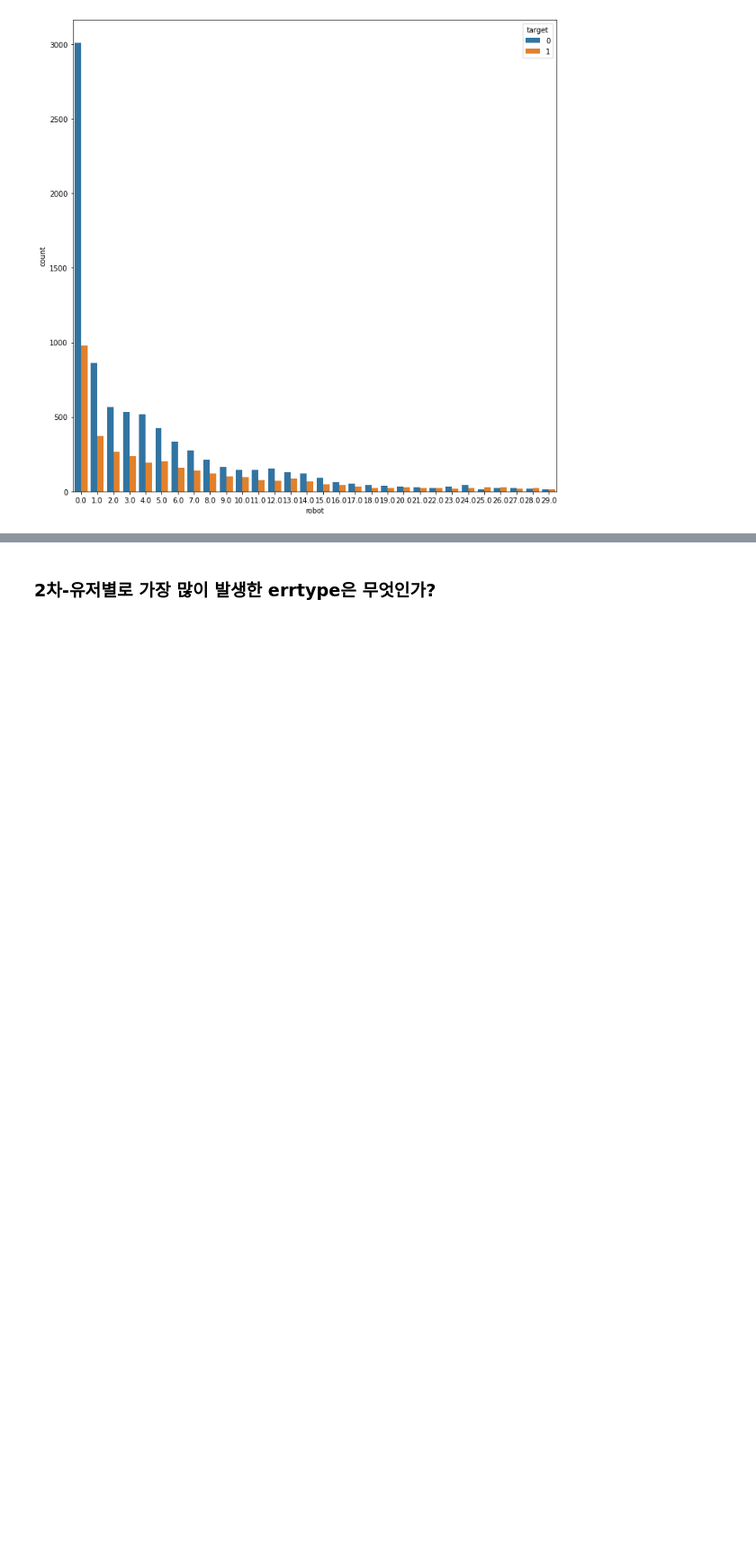
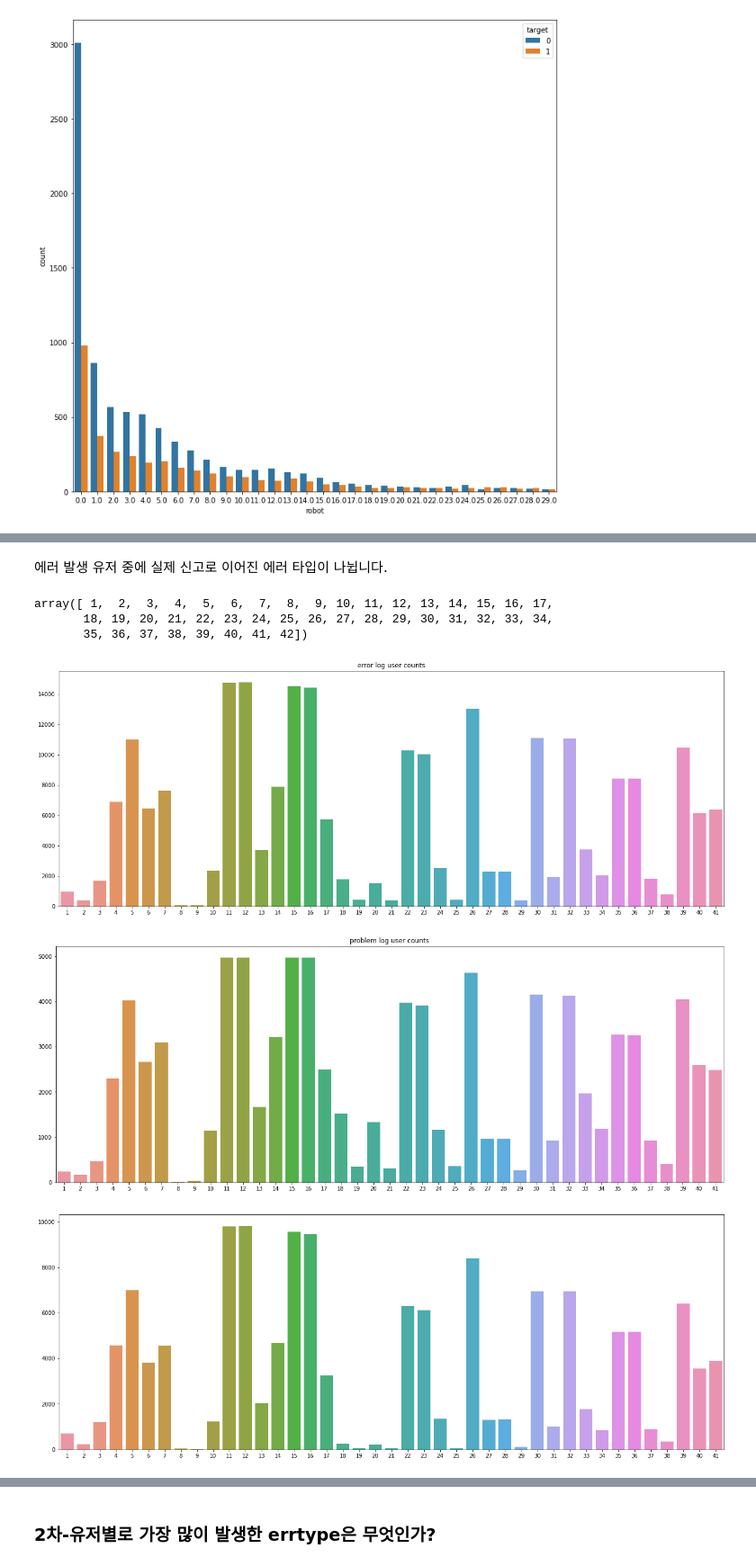
Before and after one commit to thinpig99/Comp_errorPredict, a Jupyter notebook: king_210113_feature-collection.ipynb, the cells around one changed output, grey strips where cells are left out. Shown at 90% size. Saved outputs shown, nothing was run; the diff lists cells and outputs as text; code cells hidden in the pictures; blank space fills up the shorter version.

```diff
--- a/king_210113_feature-collection.ipynb
+++ b/king_210113_feature-collection.ipynb
@@ -499,0 +867,2 @@ yes or no 로 접근을 해볼까요..?
+# %%
+temp = pd.merge(train_e, train_p, how='left', on=['user_id'])
@@ -499,0 +937,24 @@ yes or no 로 접근을 해볼까요..?
+# %% [markdown]
+에러 발생 유저 중에 실제 신고로 이어진 에러 타입이 나뉩니다.
+# %%
+np.arange(1, 43, 1)
+# %% [output]
+array([ 1,  2,  3,  4,  5,  6,  7,  8,  9, 10, 11, 12, 13, 14, 15, 16, 17,
+       18, 19, 20, 21, 22, 23, 24, 25, 26, 27, 28, 29, 30, 31, 32, 33, 34,
+       35, 36, 37, 38, 39, 40, 41, 42])
+# %%
+plt.figure(figsize=(22, 8))
+sns.barplot(np.arange(1, 42, 1), etuc_1)
+plt.title('error log user counts')
+plt.show()
+plt.figure(figsize=(22, 8))
+sns.barplot(np.arange(1, 42, 1), etuc_2)
+plt.title('problem log user counts')
+plt.show()
+plt.figure(figsize=(22, 8))
+sns.barplot(np.arange(1, 42, 1), etuc_1 - etuc_2)
+plt.show()
+# %% [output]
+[figure, added]
+[figure, added]
+[figure, added]
```
Also changed, not shown: parts of 137 cells of this notebook, 3 other files.
